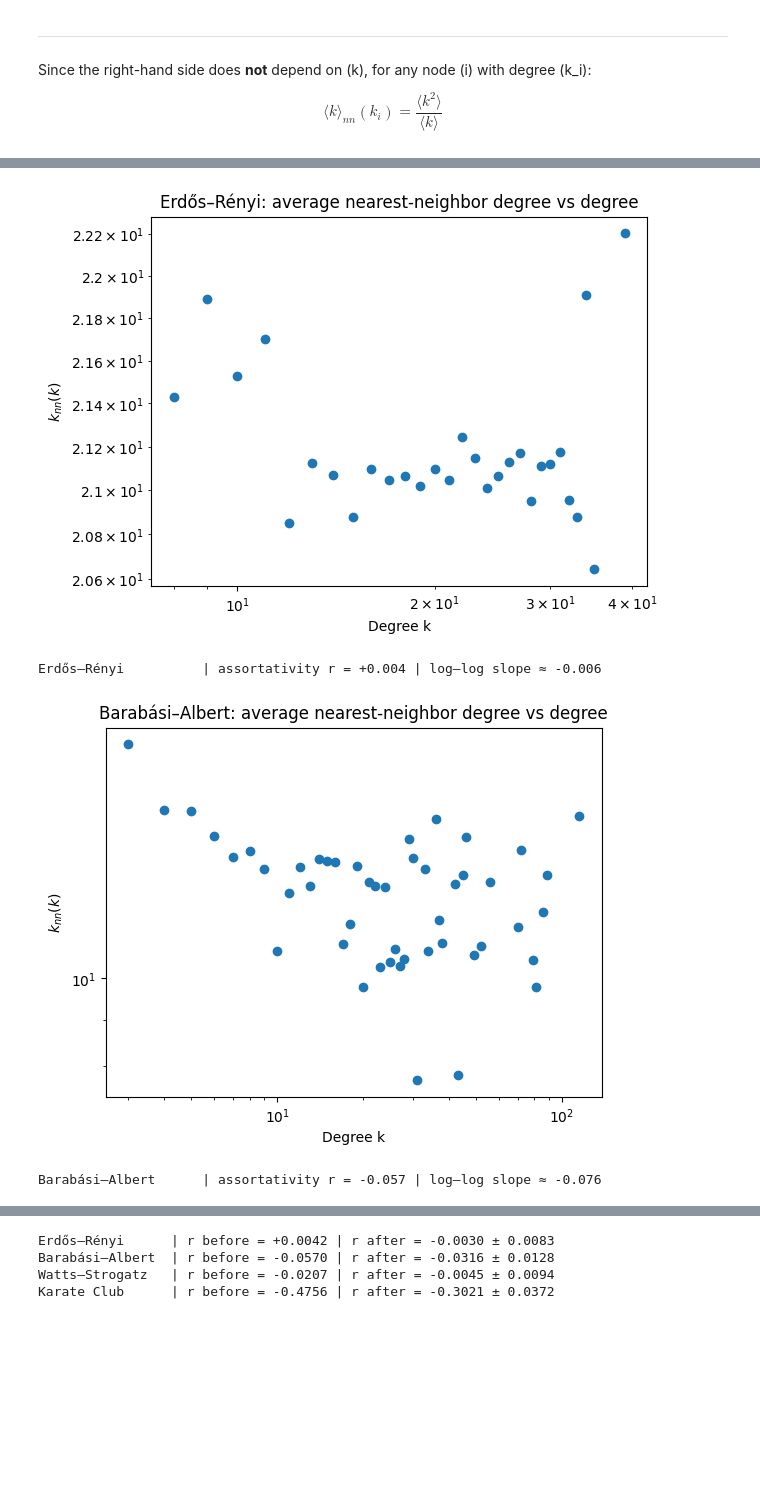
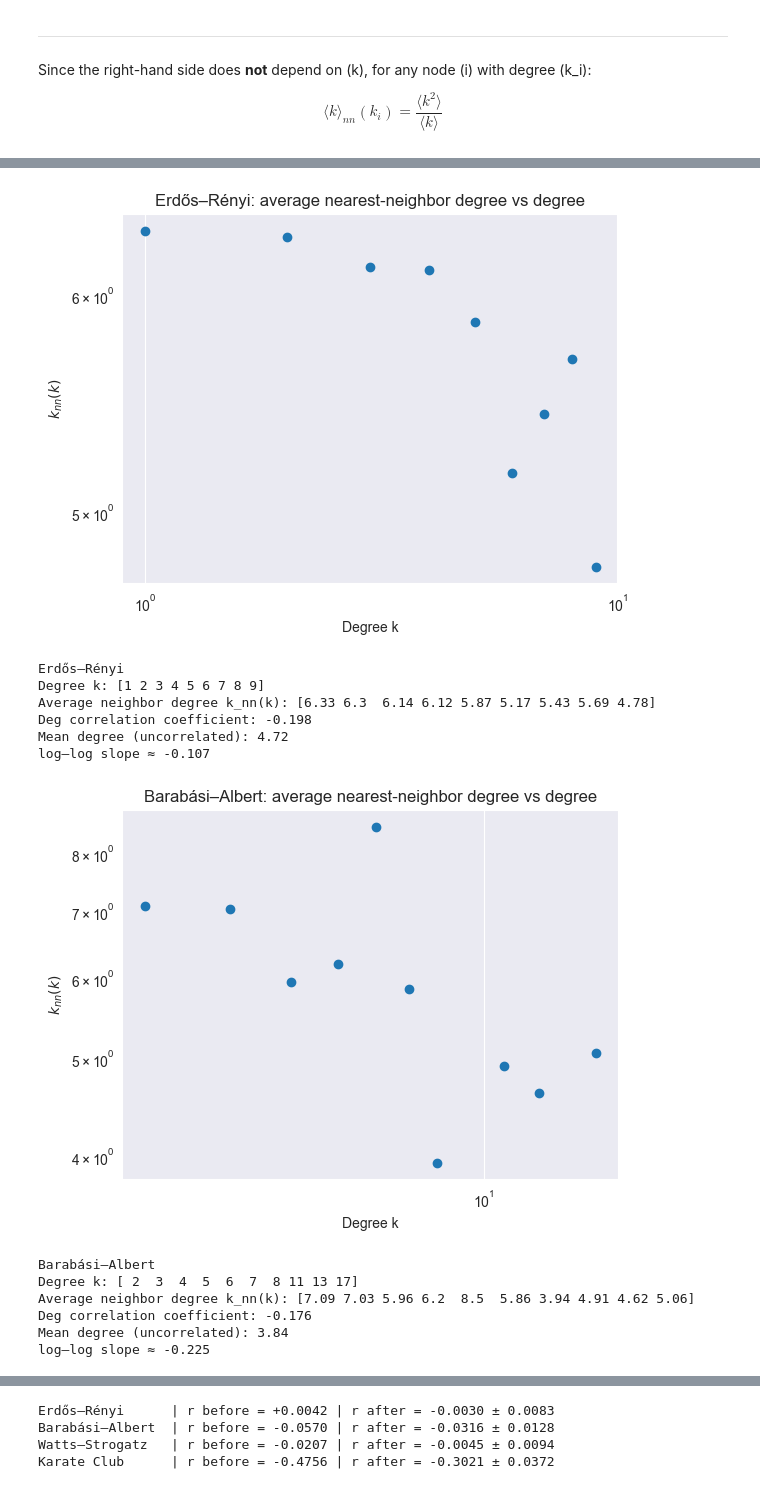
Before and after one commit to OganKuba/Social-Recomndation-Systems-Tasks, a Jupyter notebook: P4/E4.ipynb, the cells around one changed output, grey strips where cells are left out. Cells and saved outputs as stored; diff of their text form; code cells hidden in the pictures; blank space fills up the shorter version.

```diff
--- a/P4/E4.ipynb
+++ b/P4/E4.ipynb
@@ -600,67 +603,79 @@ Determine the dependence of the average degree of the nearest
 neighbor on the degree of the vertex for selected real or artifical
 networks.
 # %%
+import numpy as np
+import matplotlib.pyplot as plt
+from collections import defaultdict
 from sklearn.linear_model import LinearRegression
-from collections import defaultdict
+import networkx as nx
 
 def knn_by_degree(G):
-    # Compute average neighbor degree for each node
     knn_node = nx.average_neighbor_degree(G)
     deg = dict(G.degree())
-
-    # Group nodes by their degree
     bucket = defaultdict(list)
     for v, k in deg.items():
         if k > 0:
             bucket[k].append(knn_node[v])
-
-    # Compute average neighbor degree for each degree value
     k_vals = np.array(sorted(bucket.keys()))
     knn_vals = np.array([np.mean(bucket[k]) for k in k_vals])
     return k_vals, knn_vals
 
 def plot_knn(k_vals, knn_vals, title):
-    # Plot average nearest-neighbor degree vs degree on log–log scale
     plt.figure()
     plt.loglog(k_vals, knn_vals, marker='o', linestyle='none')
     plt.xlabel("Degree k")
     plt.ylabel(r"$k_{nn}(k)$")
     plt.title(title)
     plt.show()
 
 def loglog_slope(k_vals, knn_vals, min_points=5):
-    # Fit a linear model in log–log space to estimate slope
     mask = (k_vals > 0) & (knn_vals > 0)
     x = np.log10(k_vals[mask]).reshape(-1, 1)
     y = np.log10(knn_vals[mask])
     if x.shape[0] >= min_points:
         lr = LinearRegression().fit(x, y)
         return lr.coef_[0], lr.intercept_
     return np.nan, np.nan
 
-# Generate several synthetic and real networks
-n = 2000
-p = 0.01
+n = 50
+p = 0.1
 G_er = nx.erdos_renyi_graph(n, p, seed=1)
-m = 3
+m = 2
 G_ba = nx.barabasi_albert_graph(n, m, seed=1)
-k_ws, p_ws = 8, 0.1
+k_ws, p_ws = 6, 0.2
 G_ws = nx.watts_strogatz_graph(n, k_ws, p_ws, seed=1)
 G_karate = nx.karate_club_graph()
 
 for name, G in [
     ("Erdős–Rényi", G_er),
     ("Barabási–Albert", G_ba),
     ("Watts–Strogatz", G_ws),
-    ("Karate Club (real)", G_karate),
+    ("Karate Club", G_karate),
 ]:
-    k, knn = knn_by_degree(G)  # Compute k_nn(k)
+    k, knn = knn_by_degree(G)
     plot_knn(k, knn, f"{name}: average nearest-neighbor degree vs degree")
-    assort = nx.degree_pearson_correlation_coefficient(G)  # Compute assortativity
-    slope, _ = loglog_slope(k, knn)  # Compute slope in log–log space
-    print(f"{name:20s} | assortativity r = {assort:+.3f} | log–log slope ≈ {slope:+.3f}")
+    assort = nx.degree_pearson_correlation_coefficient(G)
+    slope, _ = loglog_slope(k, knn)
+    degrees = np.array([d for _, d in G.degree()], dtype=float)
+    mean_k = degrees.mean()
+    print(name)
+    print("Degree k:", k)
+    print("Average neighbor degree k_nn(k):", np.round(knn, 2))
+    print(f"Deg correlation coefficient: {assort:.3f}")
+    print(f"Mean degree (uncorrelated): {mean_k:.2f}")
+    print(f"log–log slope ≈ {slope:+.3f}\n")
 # %% [output]
-[figure, old version]
+[figure, new version]
-Erdős–Rényi          | assortativity r = +0.004 | log–log slope ≈ -0.006
+Erdős–Rényi
+Degree k: [1 2 3 4 5 6 7 8 9]
+Average neighbor degree k_nn(k): [6.33 6.3  6.14 6.12 5.87 5.17 5.43 5.69 4.78]
+Deg correlation coefficient: -0.198
+Mean degree (uncorrelated): 4.72
+log–log slope ≈ -0.107
-[figure, old version]
+[figure, new version]
-Barabási–Albert      | assortativity r = -0.057 | log–log slope ≈ -0.076
+Barabási–Albert
+Degree k: [ 2  3  4  5  6  7  8 11 13 17]
+Average neighbor degree k_nn(k): [7.09 7.03 5.96 6.2  8.5  5.86 3.94 4.91 4.62 5.06]
+Deg correlation coefficient: -0.176
+Mean degree (uncorrelated): 3.84
+log–log slope ≈ -0.225
```
Also changed, not shown: parts of 33 cells of this notebook, 6 other files.
